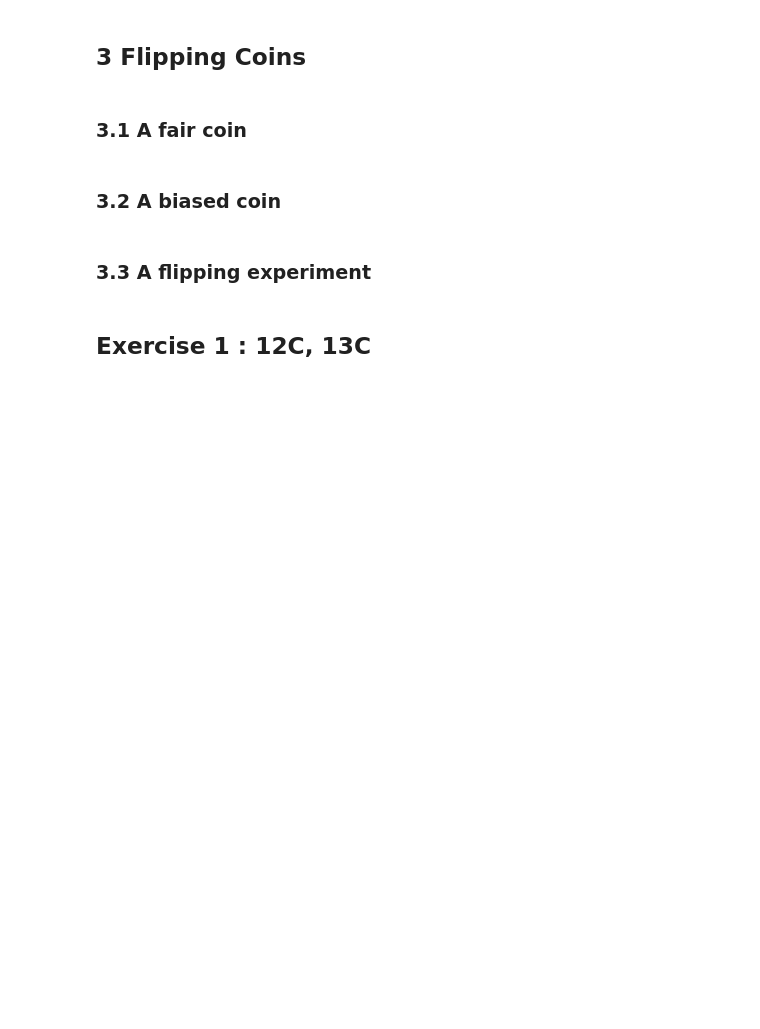
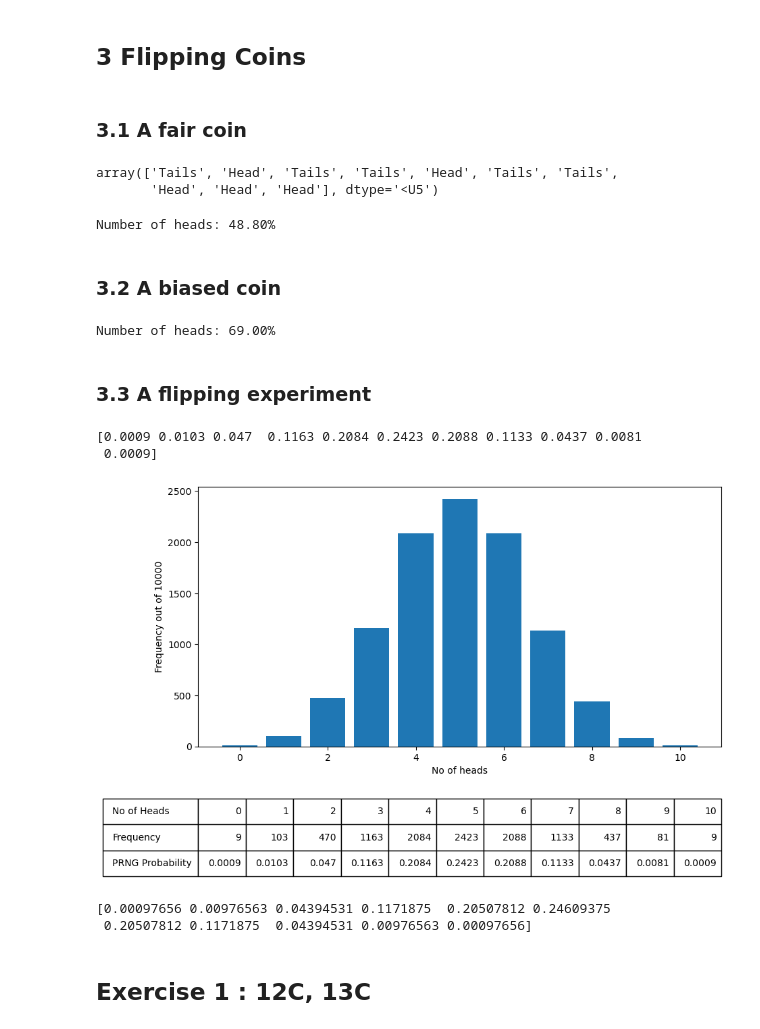
Before and after one commit to SPS-SP2273/learning-portfolio-teotzeanryan, a Jupyter notebook: random numbers/random_numbers_(need).ipynb, the cells around one changed output. Saved outputs shown, nothing was run; the diff lists cells and outputs as text; code cells hidden in the pictures; blank space fills up the shorter version.

```diff
--- a/random numbers/random_numbers_(need).ipynb
+++ b/random numbers/random_numbers_(need).ipynb
@@ -105,15 +139,49 @@ array([47, 83, 38, 53, 76, 24, 15, 49, 23, 26])
 # %% [markdown]
 ### 3.1 A fair coin
 # %%
+np.random.choice(['Head', 'Tails'])
 
-# Your code here
+
+
+no_of_coins = 10
+np.random.choice(['Head', 'Tails'], no_of_coins)
+# %% [output]
+array(['Tails', 'Head', 'Tails', 'Tails', 'Head', 'Tails', 'Tails',
+       'Head', 'Head', 'Head'], dtype='<U5')
+# %%
+def flip_coins(no_of_coins=1, probability=.5):
+    '''
+    Returns the number of values greater that
+    `probability` (considered as 'Heads').
+    '''
+    results = np.random.rand(no_of_coins)
+    no_of_heads = np.sum(results > probability)
+    return no_of_heads
+
+no_of_coins = 1_000
+no_of_heads = flip_coins(no_of_coins)
+print(f'Number of heads: {no_of_heads/no_of_coins*100:.2f}%')
+# %% [output]
+Number of heads: 48.80%
 # %% [markdown]
 ### 3.2 A biased coin
 # %%
-
-# Your code here
+no_of_coins = 1_000
+no_of_heads = flip_coins(no_of_coins, probability = .3)
+print(f'Number of heads: {no_of_heads/no_of_coins*100:.2f}%')
+# %% [output]
+Number of heads: 69.00%
 # %% [markdown]
 ### 3.3 A flipping experiment
 # %%
+no_of_repeats = 10_000
+result = [flip_coins(no_of_coins=10) for _ in range(no_of_repeats)]
+no_of_heads, heads_counts = np.unique(result, return_counts=True)
 
-# Your code here
+# print(result)
+
+heads_probability = heads_counts/no_of_repeats
+print(heads_probability)
+# %% [output]
+[0.0009 0.0103 0.047  0.1163 0.2084 0.2423 0.2088 0.1133 0.0437 0.0081
+ 0.0009]
@@ -120,3 +190,22 @@ array([47, 83, 38, 53, 76, 24, 15, 49, 23, 26])
+# %%
+plt.rcParams['figure.figsize'] = (10,5)
+plt.bar(no_of_heads, heads_counts);
+plt.xlabel('No of heads')
+plt.ylabel(f'Frequency out of {no_of_repeats}')
+plt.table([no_of_heads, heads_counts, heads_probability],
+          rowLabels=['No of Heads', 'Frequency', 'PRNG Probability'],
+          loc='bottom',
+          bbox=[0, -0.5, 1, 0.3])
+plt.show()
+
+from scipy.stats import binom
+binom.pmf(k=7, n=10, p=.5)
+binomial_probabilities = binom.pmf(k=no_of_heads, n=10, p=.5)
+print(binomial_probabilities)
+# %% [output]
+[figure, added]
+[0.00097656 0.00976563 0.04394531 0.1171875  0.20507812 0.24609375
+ 0.20507812 0.1171875  0.04394531 0.00976563 0.00097656]
 # %% [markdown]
 ## Exercise 1 :  12C, 13C
 # %%
```
Also changed, not shown: parts of 14 cells of this notebook.
